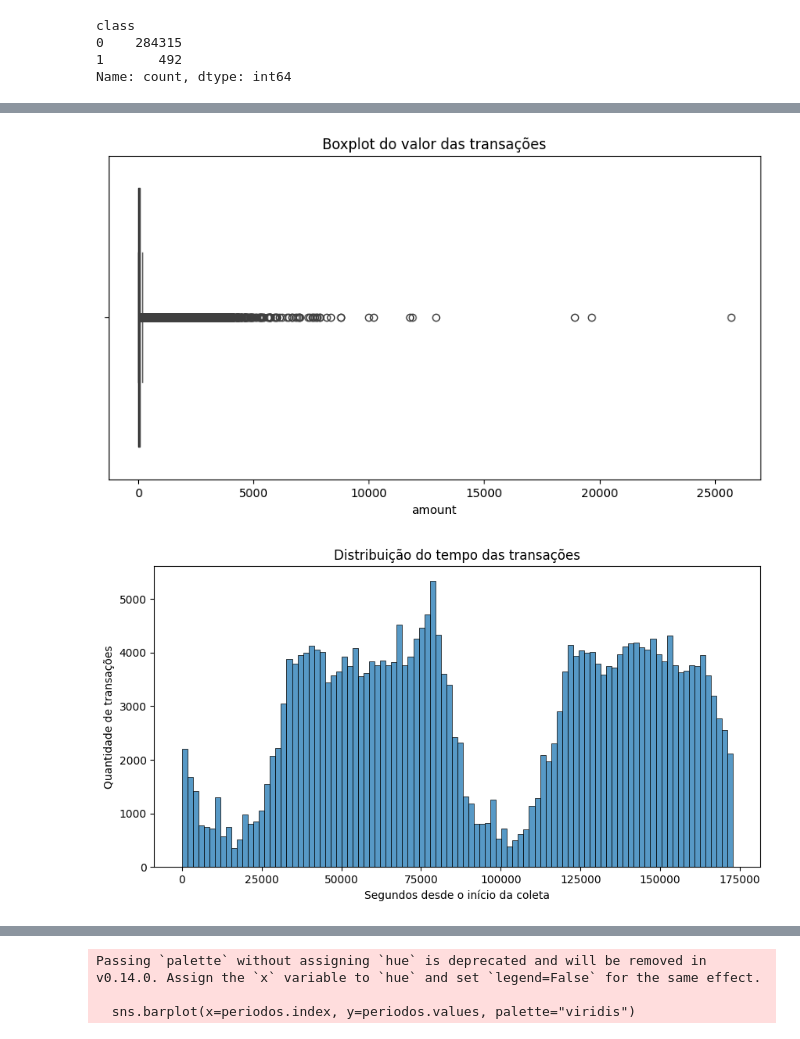
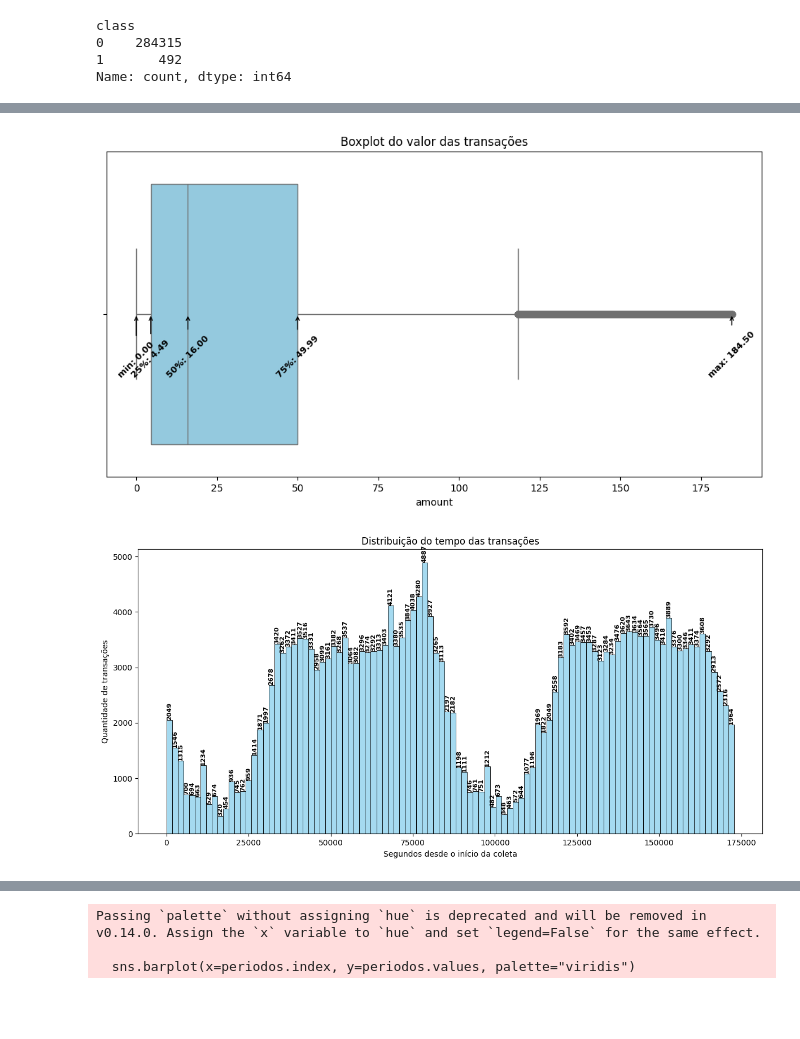
Before and after one commit to Aquiles-Moroni/fraude-cartao-credito, a Jupyter notebook: src/main.ipynb, the cells around one changed output, grey strips where cells are left out. Cells and saved outputs as stored; diff of their text form; code cells hidden in the pictures; blank space fills up the shorter version.

```diff
--- a/src/main.ipynb
+++ b/src/main.ipynb
@@ -83,17 +108,52 @@ plt.show()
 # %%
-plt.figure(figsize=(10,5))
-sns.boxplot(x=dataset['amount'])
+# Boxplot do valor das transações
+# Mostra a distribuição dos valores das transações, destacando concentração em valores baixos e presença de outliers.
+# Além do boxplot, adiciona os principais valores estatísticos (mínimo, quartis e máximo) diretamente no gráfico.
+
+plt.figure(figsize=(12,6))
+ax = sns.boxplot(x=dataset['amount'], color="skyblue")
 plt.title("Boxplot do valor das transações")
+
+# Calcular estatísticas descritivas
+stats = dataset['amount'].describe()
+
+# Adicionar valores estatísticos no gráfico
+for stat_name, stat_value in stats[['min','25%','50%','75%','max']].items():
+    ax.annotate(f"{stat_name}: {stat_value:.2f}",
+                xy=(stat_value, 0),
+                xytext=(stat_value, 0.2),
+                textcoords='data',
+                ha='center', va='bottom',
+                fontsize=9, fontweight='bold',
+                rotation=45,
+                arrowprops=dict(arrowstyle="->", color="black"))
+
 plt.show()
 # %% [output]
-[figure, old version]
+[figure, new version]
 # %%
-plt.figure(figsize=(10,5))
-sns.histplot(dataset['time'], bins=100, kde=False)
+# Distribuição do tempo das transações
+# Cria um histograma para visualizar a frequência de transações ao longo do tempo (em segundos).
+# Útil para identificar picos de atividade, padrões temporais e possíveis concentrações de transações.
+# O gráfico foi ajustado com estilo consistente e contagem exata no topo de cada barra.
+
+plt.figure(figsize=(12,6))
+ax = sns.histplot(dataset['time'], bins=100, kde=False, color="skyblue")
 plt.title("Distribuição do tempo das transações")
 plt.xlabel("Segundos desde o início da coleta")
 plt.ylabel("Quantidade de transações")
+
+# Adicionar valores exatos no topo de cada barra
+for patch in ax.patches:
+    height = patch.get_height()
+    if height > 0:
+        ax.annotate(f'{int(height)}',
+                    (patch.get_x() + patch.get_width() / 2, height),
+                    ha='center', va='bottom',
+                    fontsize=8, fontweight='bold', rotation=90)
+
+plt.tight_layout()
 plt.show()
 # %% [output]
-[figure, old version]
+[figure, new version]
 # %%
```
Also changed, not shown: parts of 10 cells of this notebook.
